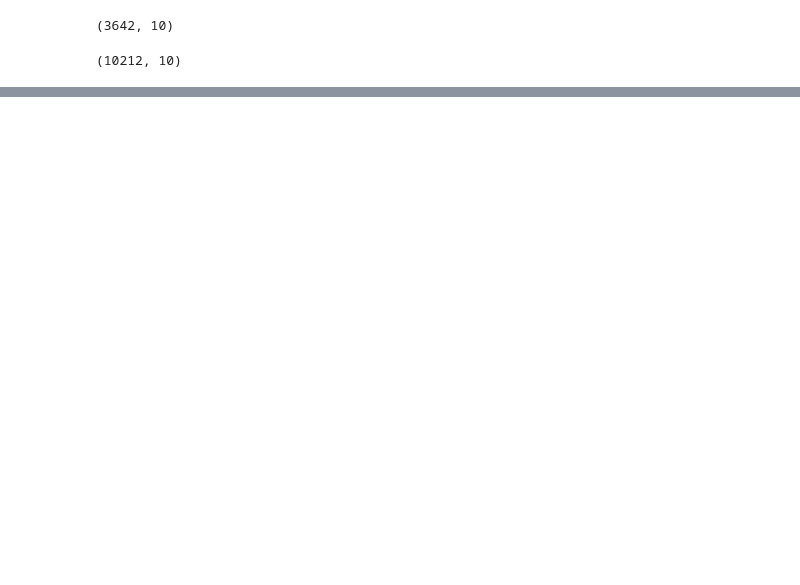
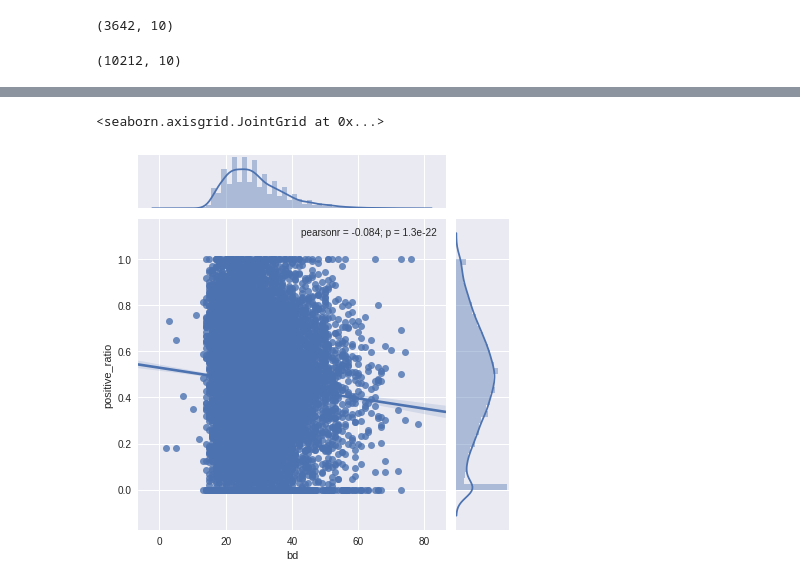
Before and after one commit to scascar/Top1ouRien, a Jupyter notebook: Exploration-members.ipynb, the cells around one changed output, grey strips where cells are left out. Drawn from its saved outputs; the diff is of its cells as text; code cells hidden in the pictures; blank space fills up the shorter version.

```diff
--- a/Exploration-members.ipynb
+++ b/Exploration-members.ipynb
@@ -103,0 +117,6 @@ sns.distplot(members[(members['bd']<100)&(members['bd']>0)]['bd'])
+# %%
+#apparently, the more old, the less target = 1
+sns.jointplot(x="bd", y="positive_ratio", data=members[(members['bd'] < 80) & (members['bd'] > 0) & (members['nb_events'] > -1)],kind="reg")
+# %% [output]
+<seaborn.axisgrid.JointGrid at 0x...>
+[figure, added]
```
Also changed, not shown: parts of 15 cells of this notebook.
